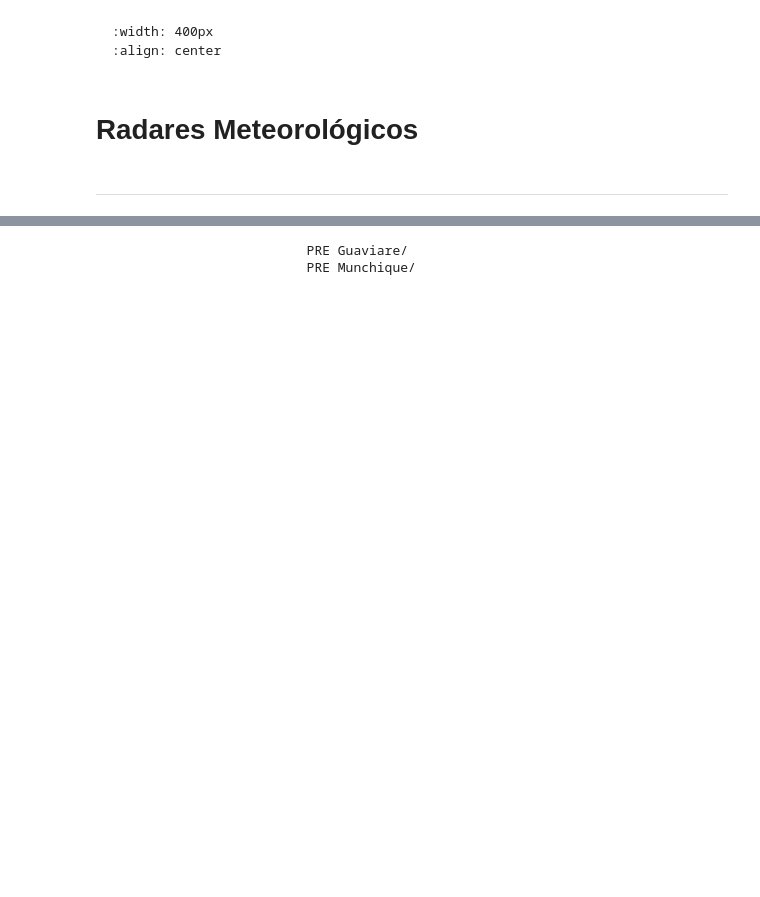
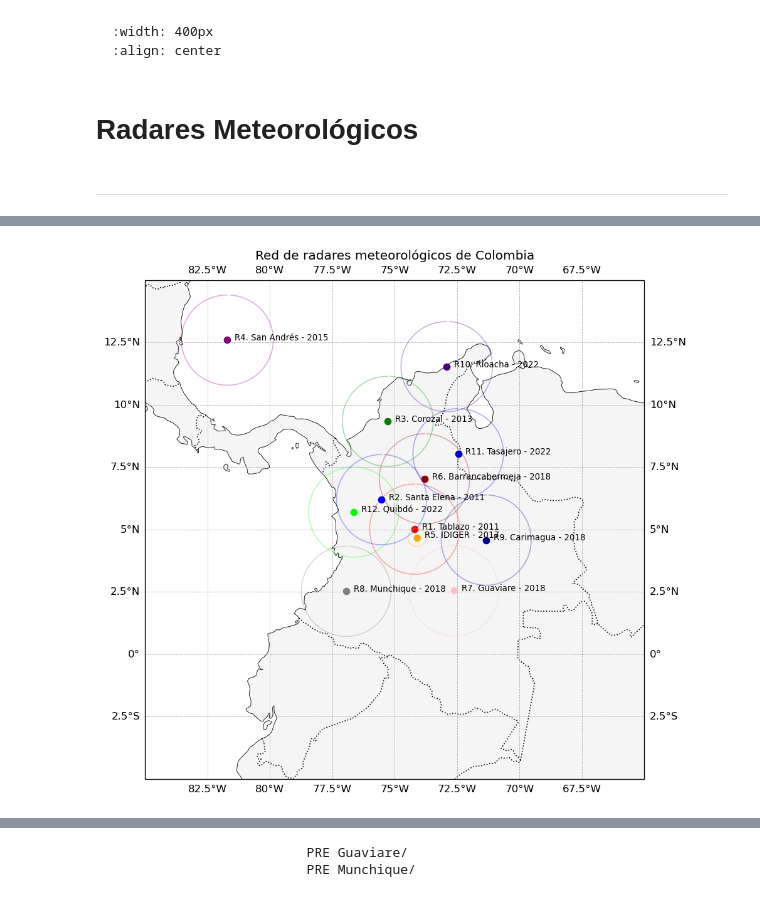
Before and after one commit to ProjectPythia/AtmosCol-2023, a Jupyter notebook: notebooks/2.acceso-datos/2.2.Radares.ipynb, the cells around one changed output, grey strips where cells are left out. Saved outputs shown, nothing was run; the diff lists cells and outputs as text; code cells hidden in the pictures; blank space fills up the shorter version.

```diff
--- a/notebooks/2.acceso-datos/2.2.Radares.ipynb
+++ b/notebooks/2.acceso-datos/2.2.Radares.ipynb
@@ -172,0 +101,46 @@ Veamos un ejemplo de cómo luce el repositorio usando AWS cli y el siguiente com
+# %%
+import matplotlib.pyplot as plt
+import cartopy.crs as ccrs
+import cartopy.feature as cfeature
+import pandas as pd
+from shapely.geometry import Point
+from cartopy import geodesic
+
+# Cargar los datos
+df_radares = pd.read_csv("../data/radar_locations.csv")
+
+# Crear figura con proyección geográfica
+fig, ax = plt.subplots(
+    figsize=(8, 8),
+    subplot_kw={"projection": ccrs.PlateCarree()},
+    dpi=120
+)
+
+# Configurar mapa base
+ax.set_extent([-85, -65, -5, 15])
+ax.add_feature(cfeature.LAND, facecolor="whitesmoke")
+ax.add_feature(cfeature.COASTLINE, linewidth=0.5)
+ax.add_feature(cfeature.BORDERS, linestyle=":")
+ax.gridlines(draw_labels=True, linestyle="--", linewidth=0.5)
+
+# Dibujar cada radar
+for _, row in df_radares.iterrows():
+    lon, lat = row["lon"], row["lat"]
+    name = row["Name"]
+    color = row["color"]
+
+    # Punto del radar
+    ax.plot(lon, lat, "o", color=color, markersize=6)
+    ax.text(lon + 0.3, lat, name, fontsize=8)
+
+    # Determinar radio en km (IDIGER tiene menor alcance)
+    radio_km = 40 if "IDIGER" in name.upper() else 200
+
+    # Dibujar círculo geodésico
+    circle = geodesic.Geodesic().circle(lon=lon, lat=lat, radius=radio_km * 1000, n_samples=100)
+    ax.plot(*circle.T, color=color, linewidth=1, alpha=0.3)
+
+ax.set_title("Red de radares meteorológicos de Colombia")
+plt.tight_layout()
+# %% [output]
+[figure, added]
```
Also changed, not shown: parts of 87 cells of this notebook.
